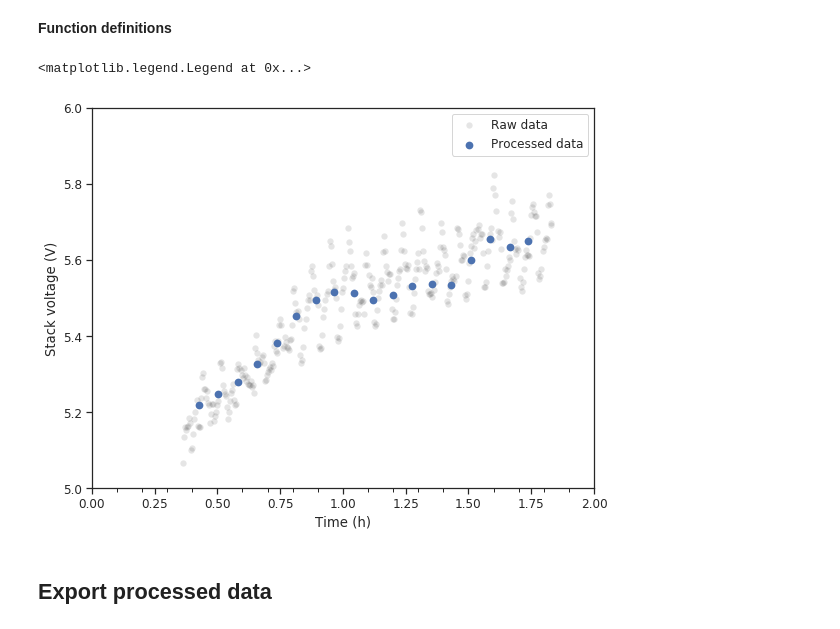
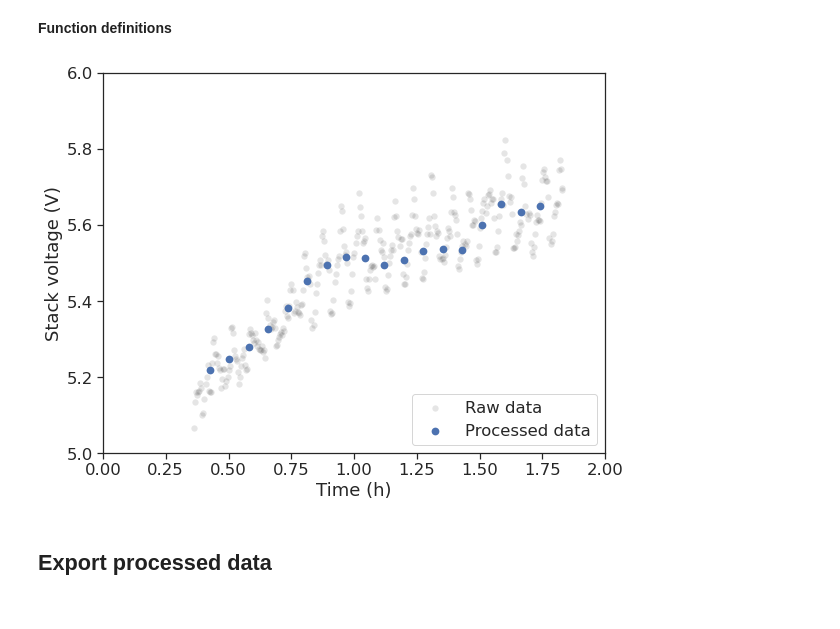
Before and after one commit to Beramos/Data-on-ion-exchange-membrane-fouling-by-humic-acid-during-electrodialysis, a Jupyter notebook: dataProcessing.ipynb, the cells around one changed output. Saved outputs shown, nothing was run; the diff lists cells and outputs as text; code cells hidden in the pictures.

Commit message:
update sensor plot

```diff
--- a/dataProcessing.ipynb
+++ b/dataProcessing.ipynb
@@ -403,21 +408,26 @@ dataDFNew[["Ce","I","v"]] = dataDF.loc[dataDFNew.index][["Ce","I","v"]]  #restor
 # %%
 sliceDF = dataDF[(dataDF["Ce"]==0.2) & (dataDF["v"]==3.0) & (dataDF["I"]==1.41) ]
 sliceDFProcessed = dataDFNew[(dataDFNew["Ce"]==0.2) & (dataDFNew["v"]==3.0)& (dataDFNew["I"]==1.41)]
 
 f, ax = plt.subplots(figsize=(9, 7))
 sns.scatterplot(x="Time (h)", y="Ustack", data=sliceDF, ax=ax,linewidth=0,
                 s=40, color="black", alpha = 0.1, label="Raw data")
 sns.scatterplot(x="Time (h)", y="Ustack", data=sliceDFProcessed, ax=ax,linewidth=0,
                 s=60, label="Processed data")
 
 ax.set_ylim([5,6])
 ax.set_xlim([0,2])
 ax.set(ylabel='Stack voltage (V)')
-ax.set_xticks(np.arange(0,20)/10, minor=True);
-ax.legend()
+#ax.set_xticks(np.arange(0,20)/10, minor=True);
+ax.legend(loc=4)
+
+# Saving figures
+name = 'filtering'
+f.savefig(figPath + name + '.svg')
+f.savefig(figPath + name + '.pdf')
+f.savefig(figPath + name + '.png', dpi = 300)
 # %% [output]
-<matplotlib.legend.Legend at 0x...>
-[figure, old version]
+[figure, new version]
 # %% [markdown]
 ## Export processed data
 # %%
```
Also changed, not shown: parts of 2 cells of this notebook.
